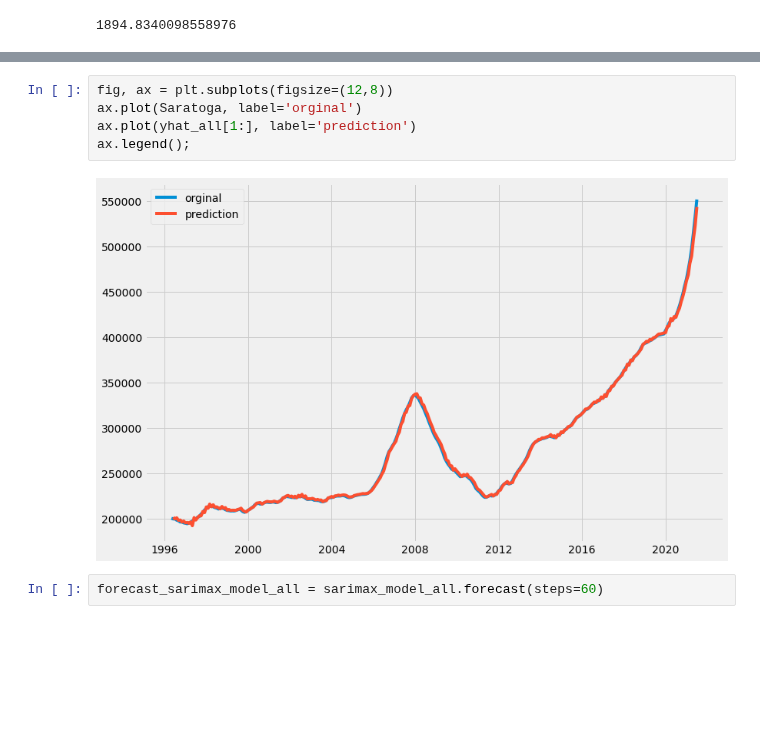
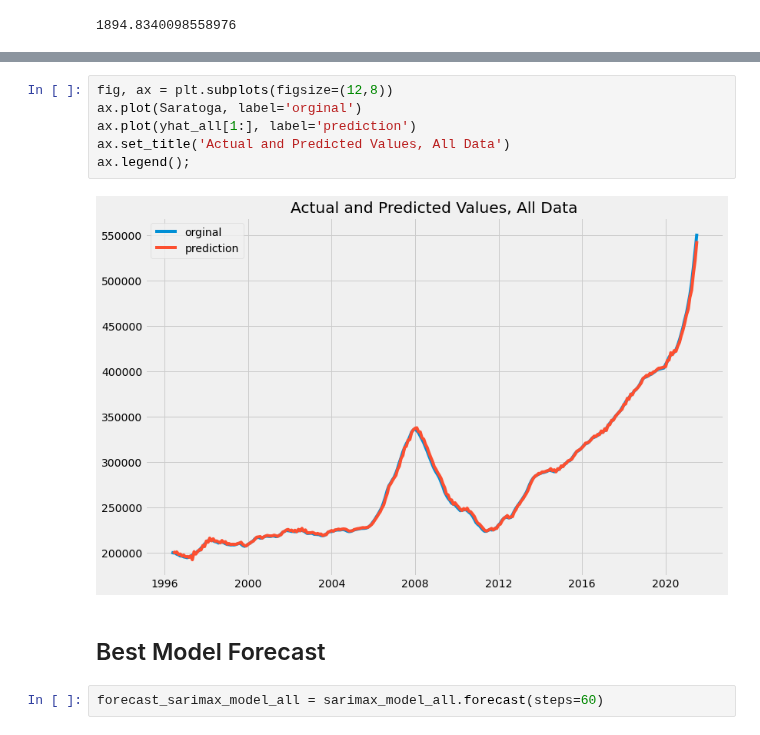
Before and after one commit to fivearm/Phase_4_Project, a Jupyter notebook: Saratoga Springs_UT_84045.ipynb, the cells around one changed output, grey strips where cells are left out. Drawn from its saved outputs; the diff is of its cells as text; blank space fills up the shorter version.

```diff
--- a/Saratoga Springs_UT_84045.ipynb
+++ b/Saratoga Springs_UT_84045.ipynb
@@ -326,10 +351,13 @@ RMSE
 # %%
 fig, ax = plt.subplots(figsize=(12,8))
 ax.plot(Saratoga, label='orginal')
 ax.plot(yhat_all[1:], label='prediction')
+ax.set_title('Actual and Predicted Values, All Data')
 ax.legend();
 # %% [output]
-[figure, old version]
+[figure, new version]
+# %% [markdown]
+## Best Model Forecast
 # %%
 forecast_sarimax_model_all = sarimax_model_all.forecast(steps=60)
 # %%
```
Also changed, not shown: parts of 16 cells of this notebook, 1 other file.
